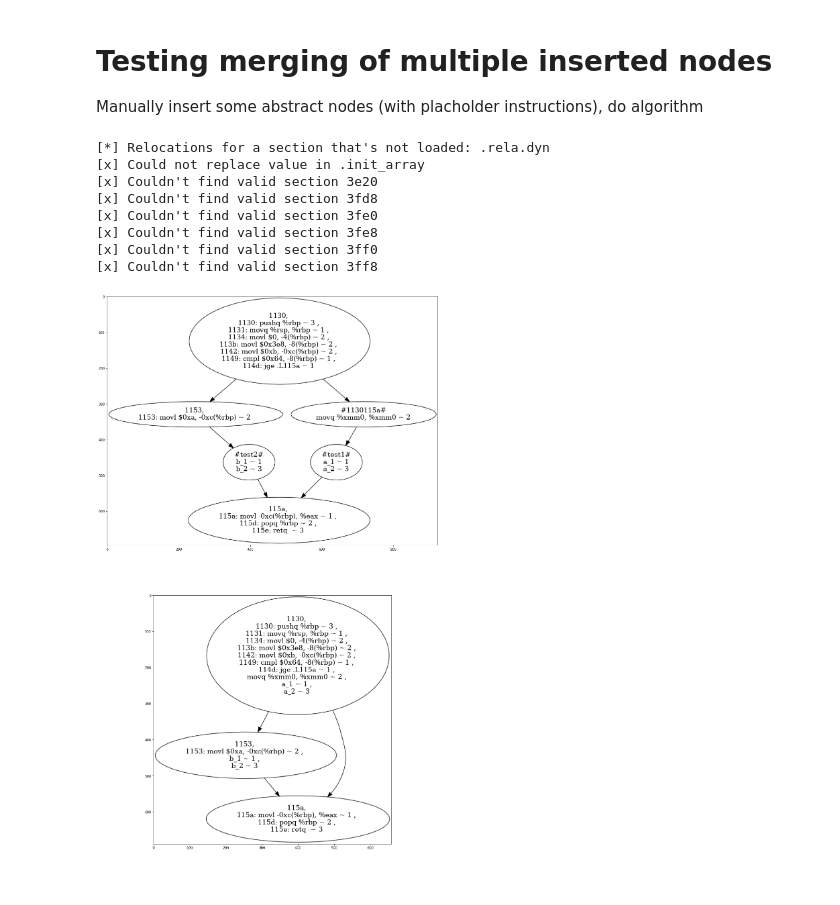
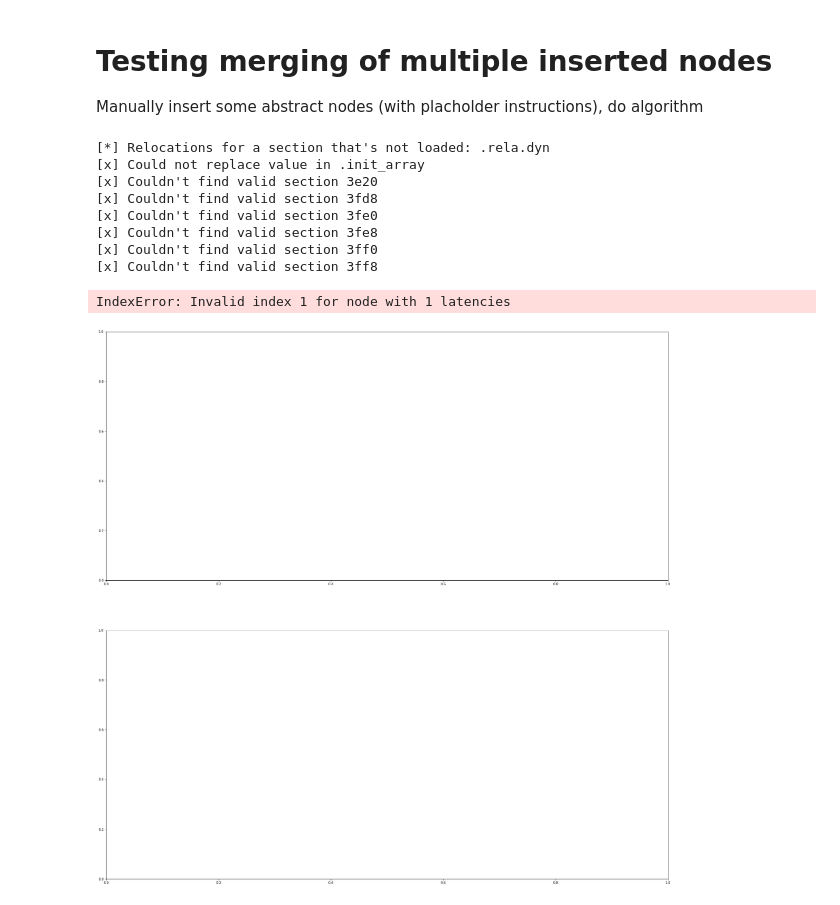
Before and after one commit to DBGilles/NemesisRetroWrite, a Jupyter notebook: retrowrite/rwtools/nemesis/samples_notebooks/5.0-optional_code.ipynb, the cells around one changed output. Saved outputs shown, nothing was run; the diff lists cells and outputs as text; code cells hidden in the pictures.

```diff
--- a/retrowrite/rwtools/nemesis/samples_notebooks/5.0-optional_code.ipynb
+++ b/retrowrite/rwtools/nemesis/samples_notebooks/5.0-optional_code.ipynb
@@ -108,32 +108,33 @@ new_node.insert(1, "a_2",3)
 
 control_flow_graph.insert_between_nodes(new_node, from_node, to_node)
 
 # second test node
 from_node = control_flow_graph.get_node('1153')
 to_node = control_flow_graph.get_node('115a')
 
 new_node = AbstractNemesisNode([], f"test2")
-new_node.insert(0, "b_1", 1)
+new_node.insert(0, " ", 1)
 new_node.insert(1, "b_2",3)
 
 control_flow_graph.insert_between_nodes(new_node, from_node, to_node)
 
 axs[0].imshow(to_img(graph))
 
 
 control_flow_graph.merge_inserted_nodes()
 
 axs[1].imshow(to_img(graph))
 
 
 rw.dump()
 # %% [output]
 [*] Relocations for a section that's not loaded: .rela.dyn
 [x] Could not replace value in .init_array
 [x] Couldn't find valid section 3e20
 [x] Couldn't find valid section 3fd8
 [x] Couldn't find valid section 3fe0
 [x] Couldn't find valid section 3fe8
 [x] Couldn't find valid section 3ff0
 [x] Couldn't find valid section 3ff8
+IndexError: Invalid index 1 for node with 1 latencies
-[figure, old version]
+[figure, new version]
```
Also changed, not shown: 7 other files.
